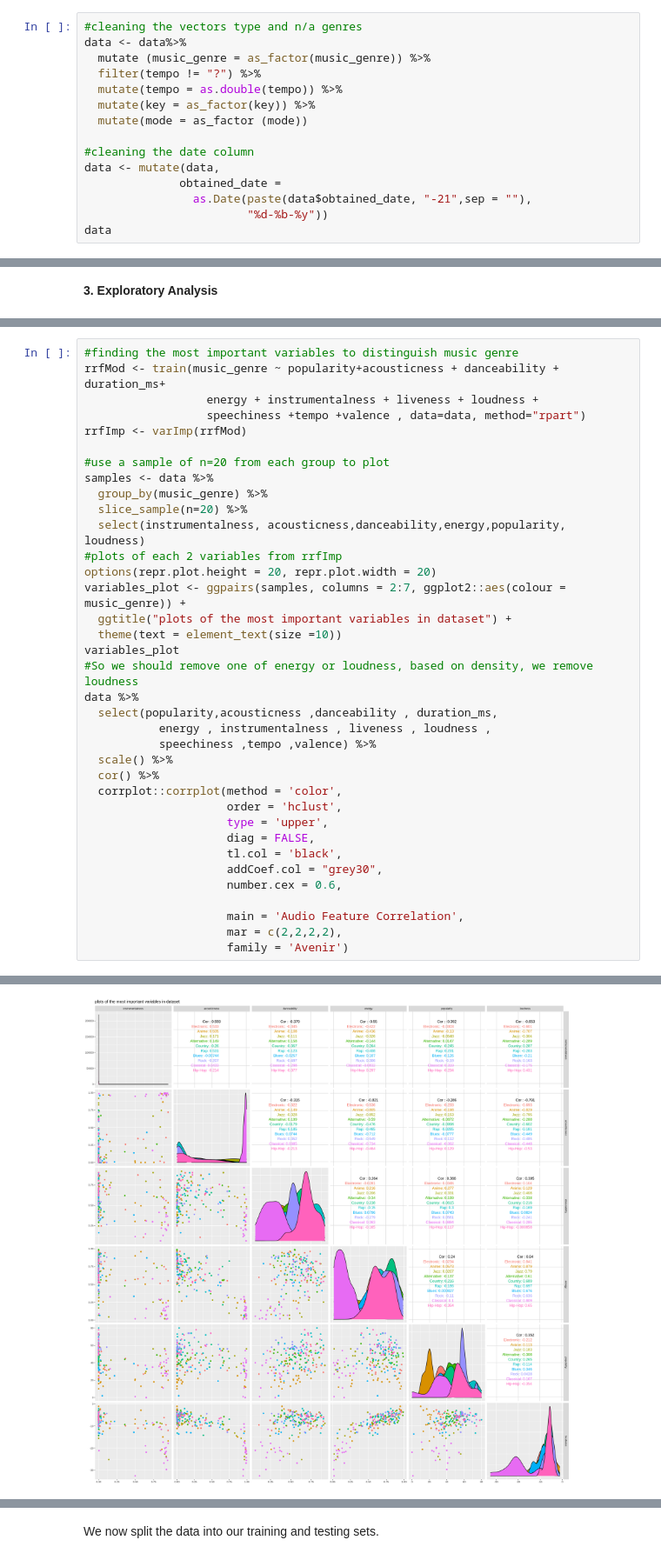
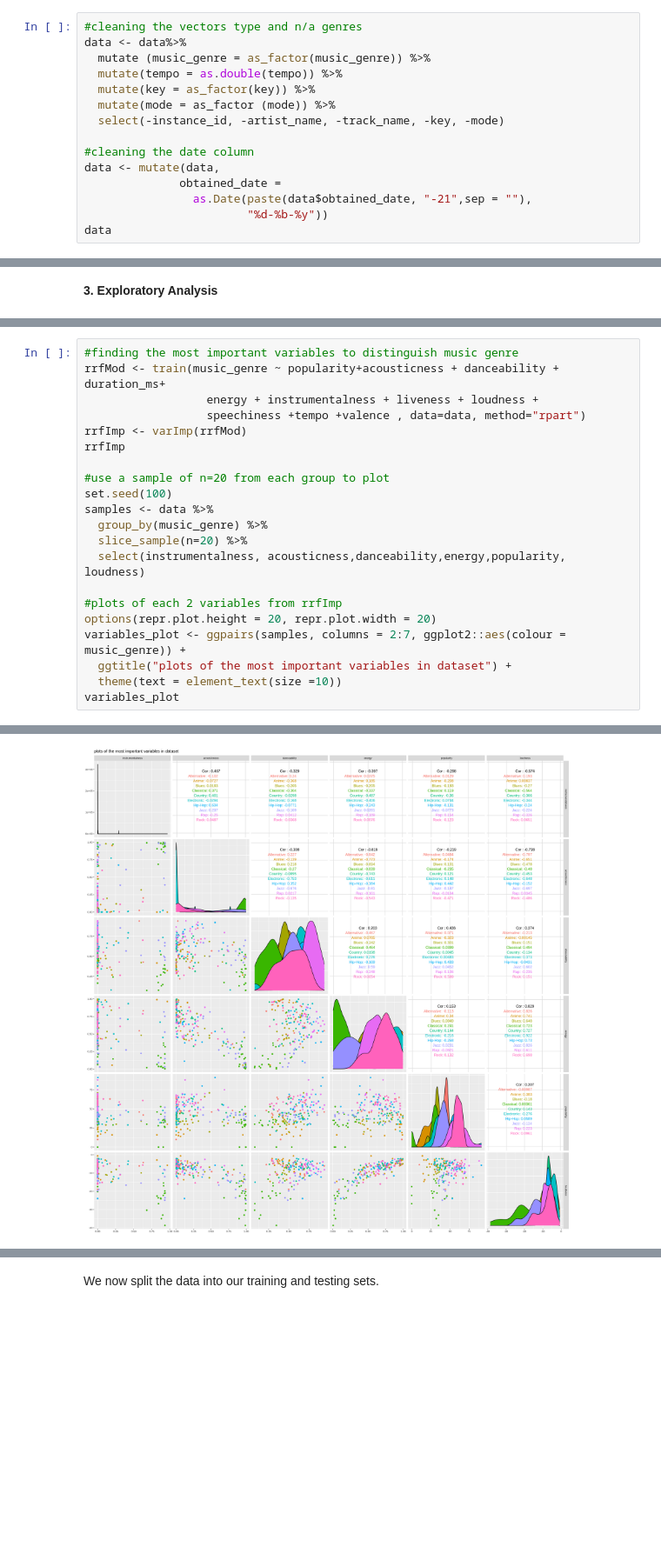
Before and after one commit to Lollipop-27/DCSI100-Project, a Jupyter notebook: Project.ipynb, the cells around one changed output, grey strips where cells are left out. Shown at 87% size. Saved outputs shown, nothing was run; the diff lists cells and outputs as text; blank space fills up the shorter version.

Commit message:
checking till data analysis
checking the grammars and how the program works

```diff
--- a/Project.ipynb
+++ b/Project.ipynb
@@ -114,10 +119,10 @@ Obtained dates was formatted in a strange way so we used mutate() to change it t
 #cleaning the vectors type and n/a genres
 data <- data%>%
   mutate (music_genre = as_factor(music_genre)) %>%
-  filter(tempo != "?") %>%
   mutate(tempo = as.double(tempo)) %>%
   mutate(key = as_factor(key)) %>%
-  mutate(mode = as_factor (mode))
+  mutate(mode = as_factor (mode)) %>%
+  select(-instance_id, -artist_name, -track_name, -key, -mode)
 
 #cleaning the date column
 data <- mutate(data,
@@ -202,34 +211,19 @@ rrfMod <- train(music_genre ~ popularity+acousticness + danceability + duration_
                   energy + instrumentalness + liveness + loudness +
                   speechiness +tempo +valence , data=data, method="rpart")
 rrfImp <- varImp(rrfMod)
+rrfImp
 
 #use a sample of n=20 from each group to plot
+set.seed(100)
 samples <- data %>%
   group_by(music_genre) %>%
   slice_sample(n=20) %>%
   select(instrumentalness, acousticness,danceability,energy,popularity, loudness)
+
 #plots of each 2 variables from rrfImp
 options(repr.plot.height = 20, repr.plot.width = 20)
 variables_plot <- ggpairs(samples, columns = 2:7, ggplot2::aes(colour = music_genre)) +
   ggtitle("plots of the most important variables in dataset") +
   theme(text = element_text(size =10))
 variables_plot
-#So we should remove one of energy or loudness, based on density, we remove loudness
-data %>%
-  select(popularity,acousticness ,danceability , duration_ms,
-           energy , instrumentalness , liveness , loudness ,
-           speechiness ,tempo ,valence) %>%
-  scale() %>%
-  cor() %>%
-  corrplot::corrplot(method = 'color',
-                     order = 'hclust',
-                     type = 'upper',
-                     diag = FALSE,
-                     tl.col = 'black',
-                     addCoef.col = "grey30",
-                     number.cex = 0.6,
-
-                     main = 'Audio Feature Correlation',
-                     mar = c(2,2,2,2),
-                     family = 'Avenir')
 # %% [output]
@@ -237 +245 @@ Adding missing grouping variables: `music_genre`
-[figure, old version]
+[figure, new version]
```
Also changed, not shown: parts of 18 cells of this notebook.
